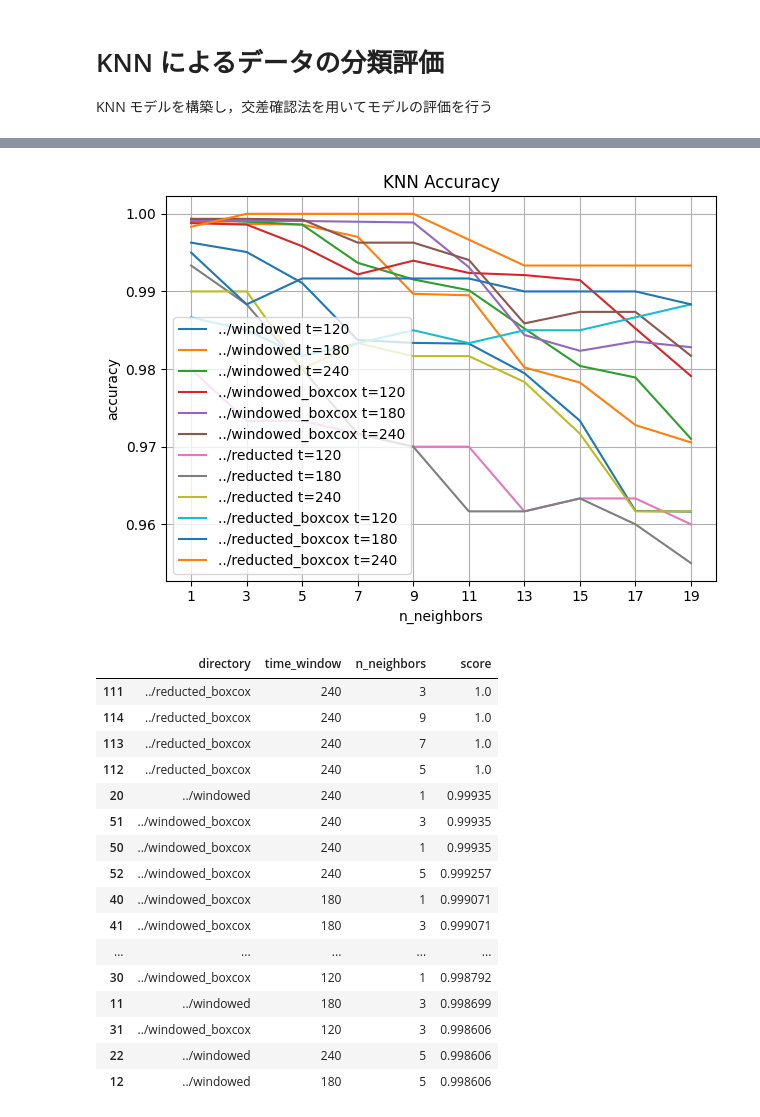
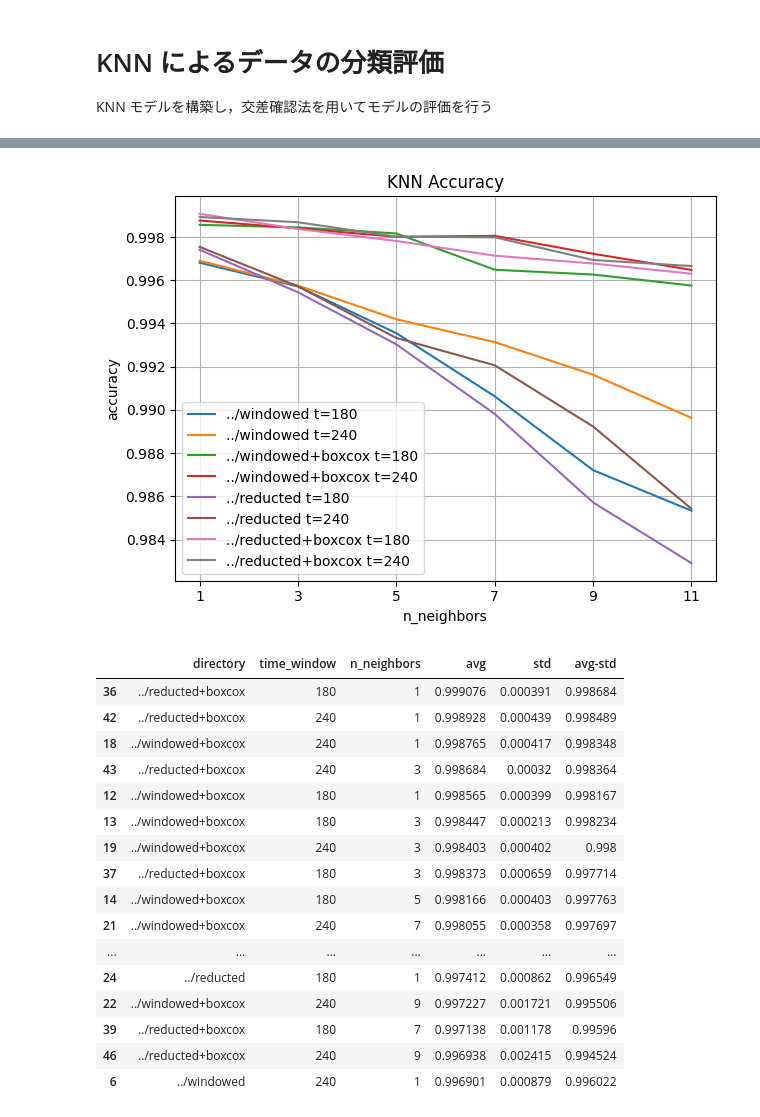
Before and after one commit to Ryos-K/aquatan-ble-classifier, a Jupyter notebook: v1/analysis/knn.ipynb, the cells around one changed output, grey strips where cells are left out. Cells and saved outputs as stored; diff of their text form; code cells hidden in the pictures.

```diff
--- a/v1/analysis/knn.ipynb
+++ b/v1/analysis/knn.ipynb
@@ -9,15 +10,15 @@ import pandas as pd
 import matplotlib.pyplot as plt
 import numpy as np
 # %%
-DIRECTORIES = ["../windowed", "../windowed_boxcox", "../reducted", "../reducted_boxcox"]
-TIMEWINDOWS = [120, 180, 240]
-N_NEIGHBORS_LIST = [1, 3, 5, 7, 9, 11, 13, 15, 17, 19]
+DIRECTORIES = ["../windowed", "../windowed+boxcox", "../reducted", "../reducted+boxcox"]
+TIMEWINDOWS = [180, 240]
+N_NEIGHBORS_LIST = [1, 3, 5, 7, 9, 11]
 # %%
 N_SPlITS = 5
-N_SAMPLES = 80
+N_SAMPLES = 75
 
 # スコア表の初期化
-df_score = pd.DataFrame(columns=["directory", "time_window", "n_neighbors", "avg(score)", "std(score)", "avg(score)-std(score)"])
+df_score = pd.DataFrame(columns=["directory", "time_window", "n_neighbors", "avg", "std", "avg-std"])
 
 for i, directory in enumerate(DIRECTORIES):
     for j, time_window in enumerate(TIMEWINDOWS):
@@ -38,9 +39,9 @@ for i, directory in enumerate(DIRECTORIES):
                     "directory": directory,
                     "time_window": time_window,
                     "n_neighbors": n_neighbors,
-                    "avg(score)": scores.mean(),
-                    "std(score)": scores.std(),
-                    "avg(score)-std(score)": scores.mean() - scores.std(),
+                    "avg": scores.mean(),
+                    "std": scores.std(),
+                    "avg-std": scores.mean() - scores.std(),
                 },
             )
 
@@ -57,6 +58,6 @@ plt.legend(
 
 plt.tight_layout()
 plt.show()
-display(df_score.sort_values("avg(score)", ascending=False).head(20))
-display(df_score.sort_values("avg(score)-std(score)", ascending=False).head(20))
+display(df_score.sort_values("avg", ascending=False).head(20))
+display(df_score.sort_values("avg-std", ascending=False).head(20))
 # %% [output]
@@ -101,8 +102,7 @@ N_SAMPLES = 60
 RANDOM_STATES = [0, 1, 2, 3, 4, 5, 6, 7]
 
 # スコア表の初期化
-df_score = pd.DataFrame(columns=["directory", "time_window", "n_neighbors", "avg(score)", "std(score)", "avg(score)-std(score)"])
-
+df_score = pd.DataFrame(columns=["directory", "time_window", "n_neighbors", "avg", "std", "avg-std"])
 
 for i, directory in enumerate(DIRECTORIES):
     for j, time_window in enumerate(TIMEWINDOWS):
@@ -112,7 +112,7 @@ for i, directory in enumerate(DIRECTORIES):
         for n_neighbors in N_NEIGHBORS_LIST:
             scores = []
             for random_state in RANDOM_STATES:
-                df_train = df.groupby(["label", "ble_id"]).sample(n=N_SAMPLES, random_state=0)
+                df_train = df.groupby(["label", "ble_id"]).sample(n=N_SAMPLES, random_state=random_state)
                 X_train = df_train.drop(columns=["label", "ble_id"])
                 y_train = df_train["label"]
                 df_test = df.drop(df_train.index)
@@ -120,52 +120,54 @@ for i, directory in enumerate(DIRECTORIES):
                 y_test = df_test["label"]
 
                 knn = skn.KNeighborsClassifier(n_neighbors=n_neighbors)
                 knn.fit(X_train, y_train)
 
                 scores.append(knn.score(X_test, y_test))
+                knn()
 
             accs.append(np.mean(scores))
             df_score.loc[len(df_score)] = pd.Series(
                 {
                     "directory": directory,
                     "time_window": time_window,
                     "n_neighbors": n_neighbors,
-                    "avg(score)": np.mean(scores),
-                    "std(score)": np.std(scores),
-                    "avg(score)-std(score)": np.mean(scores) - np.std(scores),
+                    "avg": np.mean(scores),
+                    "std": np.std(scores),
+                    "avg-std": np.mean(scores) - np.std(scores),
                 },
             )
 
         plt.plot(N_NEIGHBORS_LIST, accs)
 
 
 
 plt.title("KNN Accuracy")
 plt.xlabel("n_neighbors")
 plt.ylabel("accuracy")
 plt.xticks(N_NEIGHBORS_LIST)
 plt.grid(True)
 plt.legend([f"{dir} t={time_window}" for dir in DIRECTORIES for time_window in TIMEWINDOWS])
 
 plt.tight_layout()
 plt.show()
-display(df_score.sort_values("score", ascending=False).head(20))
+display(df_score.sort_values("avg", ascending=False).head(20))
+display(df_score.sort_values("avg-std", ascending=False).head(20))
 # %% [output]
-[figure, old version]
+[figure, new version]
-|  | directory | time_window | n_neighbors | score |
-| 111 | ../reducted_boxcox | 240 | 3 | 1.0 |
-| 114 | ../reducted_boxcox | 240 | 9 | 1.0 |
-| 113 | ../reducted_boxcox | 240 | 7 | 1.0 |
-| 112 | ../reducted_boxcox | 240 | 5 | 1.0 |
-| 20 | ../windowed | 240 | 1 | 0.99935 |
-| 51 | ../windowed_boxcox | 240 | 3 | 0.99935 |
-| 50 | ../windowed_boxcox | 240 | 1 | 0.99935 |
-| 52 | ../windowed_boxcox | 240 | 5 | 0.999257 |
-| 40 | ../windowed_boxcox | 180 | 1 | 0.999071 |
-| 41 | ../windowed_boxcox | 180 | 3 | 0.999071 |
-| ... | ... | ... | ... | ... |
-| 30 | ../windowed_boxcox | 120 | 1 | 0.998792 |
-| 11 | ../windowed | 180 | 3 | 0.998699 |
-| 31 | ../windowed_boxcox | 120 | 3 | 0.998606 |
-| 22 | ../windowed | 240 | 5 | 0.998606 |
-| 12 | ../windowed | 180 | 5 | 0.998606 |
+|  | directory | time_window | n_neighbors | avg | std | avg-std |
+| 36 | ../reducted+boxcox | 180 | 1 | 0.999076 | 0.000391 | 0.998684 |
+| 42 | ../reducted+boxcox | 240 | 1 | 0.998928 | 0.000439 | 0.998489 |
+| 18 | ../windowed+boxcox | 240 | 1 | 0.998765 | 0.000417 | 0.998348 |
+| 43 | ../reducted+boxcox | 240 | 3 | 0.998684 | 0.00032 | 0.998364 |
+| 12 | ../windowed+boxcox | 180 | 1 | 0.998565 | 0.000399 | 0.998167 |
+| 13 | ../windowed+boxcox | 180 | 3 | 0.998447 | 0.000213 | 0.998234 |
+| 19 | ../windowed+boxcox | 240 | 3 | 0.998403 | 0.000402 | 0.998 |
+| 37 | ../reducted+boxcox | 180 | 3 | 0.998373 | 0.000659 | 0.997714 |
+| 14 | ../windowed+boxcox | 180 | 5 | 0.998166 | 0.000403 | 0.997763 |
+| 21 | ../windowed+boxcox | 240 | 7 | 0.998055 | 0.000358 | 0.997697 |
+| ... | ... | ... | ... | ... | ... | ... |
+| 24 | ../reducted | 180 | 1 | 0.997412 | 0.000862 | 0.996549 |
+| 22 | ../windowed+boxcox | 240 | 9 | 0.997227 | 0.001721 | 0.995506 |
+| 39 | ../reducted+boxcox | 180 | 7 | 0.997138 | 0.001178 | 0.99596 |
+| 46 | ../reducted+boxcox | 240 | 9 | 0.996938 | 0.002415 | 0.994524 |
+| 6 | ../windowed | 240 | 1 | 0.996901 | 0.000879 | 0.996022 |
```
Also changed, not shown: parts of 4 cells of this notebook, 37 other files.
